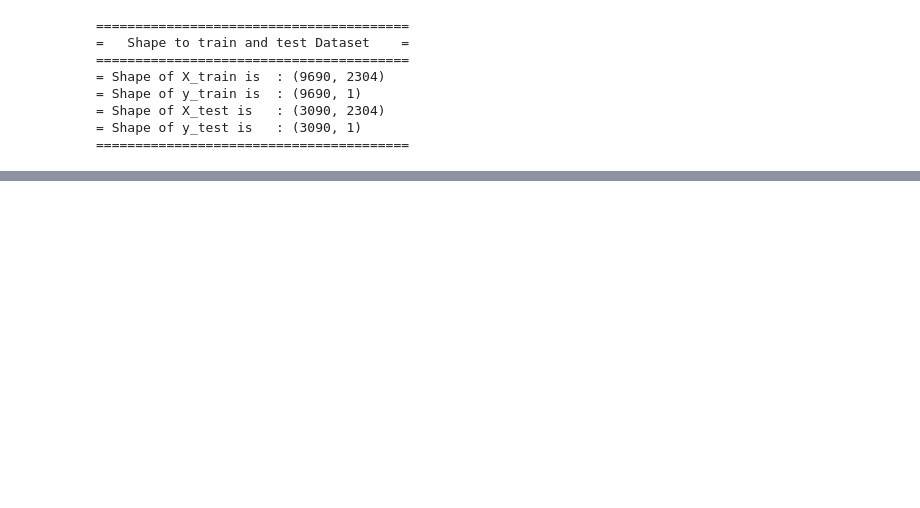
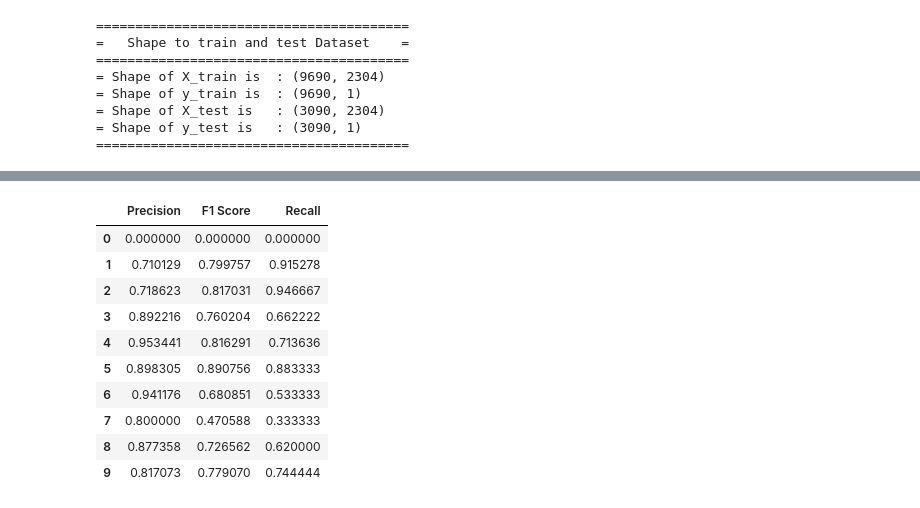
Before and after one commit to Irfan2309/Machine-Learning, a Jupyter notebook: Part 4/SourceCode/linearclass.ipynb, the cells around one changed output, grey strips where cells are left out. Cells and saved outputs as stored; diff of their text form; code cells hidden in the pictures; blank space fills up the shorter version.

```diff
--- a/Part 4/SourceCode/linearclass.ipynb
+++ b/Part 4/SourceCode/linearclass.ipynb
@@ -92,0 +101,16 @@ print("========================================")
+# %%
+# Creating dataframe of precision, recall, and F1-score for each class
+df = pd.DataFrame({'Precision': precision, 'F1 Score': f1, 'Recall': recall})
+df
+# %% [output]
+|  | Precision | F1 Score | Recall |
+| 0 | 0.000000 | 0.000000 | 0.000000 |
+| 1 | 0.710129 | 0.799757 | 0.915278 |
+| 2 | 0.718623 | 0.817031 | 0.946667 |
+| 3 | 0.892216 | 0.760204 | 0.662222 |
+| 4 | 0.953441 | 0.816291 | 0.713636 |
+| 5 | 0.898305 | 0.890756 | 0.883333 |
+| 6 | 0.941176 | 0.680851 | 0.533333 |
+| 7 | 0.800000 | 0.470588 | 0.333333 |
+| 8 | 0.877358 | 0.726562 | 0.620000 |
+| 9 | 0.817073 | 0.779070 | 0.744444 |
```
Also changed, not shown: parts of 21 cells of this notebook.
